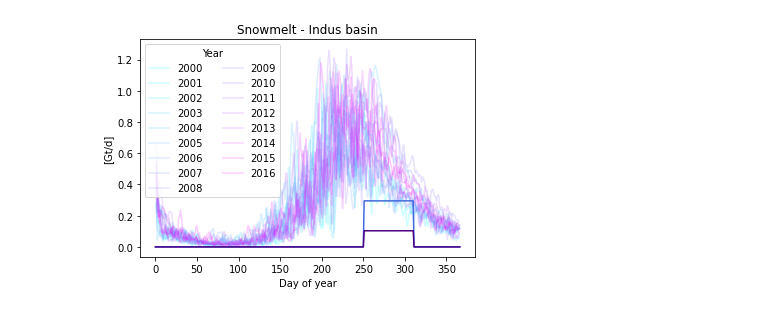
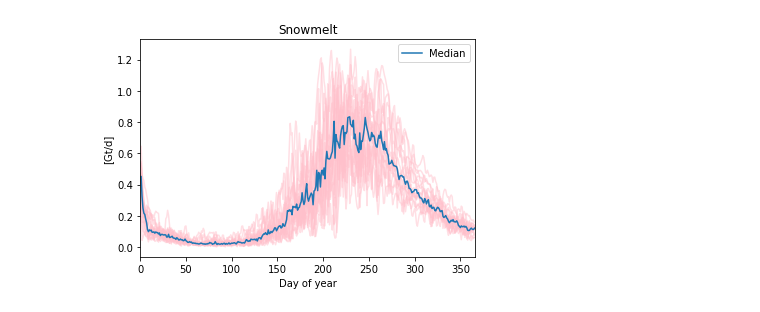
Before and after one commit to sgascoin/HMA-Snow-Reanalysis-scripts, a Jupyter notebook: hmasr-plot.ipynb, the cells around one changed output. Drawn from its saved outputs; the diff is of its cells as text; code cells hidden in the pictures.

```diff
--- a/hmasr-plot.ipynb
+++ b/hmasr-plot.ipynb
@@ -45,14 +55,12 @@ ax.add_patch(patches.Rectangle((tf-10, 0), tf, ImAbl, facecolor = 'indigo'));
-# %%
-# from 1e-3 m3/d to Gt/d
-ax = snowmelt_m3.applymap(lambda x: x*1e-12).plot(colormap='cool',alpha=0.2)
-ax.legend(loc='upper left',ncol=2, title='Year')
-ax.set(ylabel='[Gt/d]', title='Snowmelt - Indus basin')
-# concentrate glacier melt in 2 months
-TotAbl30d = TotAbl/60
-ImAbl30d = ImAbl/60
-ax.plot([0,250,251,310,311,366],[0,0,TotAbl30d,TotAbl30d,0,0], color= 'royalblue')
-ax.plot([0,250,251,310,311,366],[0,0,ImAbl30d,ImAbl30d,0,0], color= 'indigo');
-# %% [output]
-[figure, removed]
+# %%
+# from 1e-3 m3/d to Gt/d
+snowmelt_Gtd = snowmelt_m3.applymap(lambda x: x*1e-12)
+ax = snowmelt_Gtd.plot(color='pink', alpha=0.5)
+h = ax.plot(snowmelt_Gtd.median(axis=1))
+ax.legend(h,('Median',))
+ax.set_xlim(left=t0, right=tf)
+ax.set(ylabel='[Gt/d]', title='Snowmelt');
+# %% [output]
+[figure, added]
 # %%
 ax = sublim_mm.plot(colormap='cool')
```
Also changed, not shown: parts of 12 cells of this notebook.
